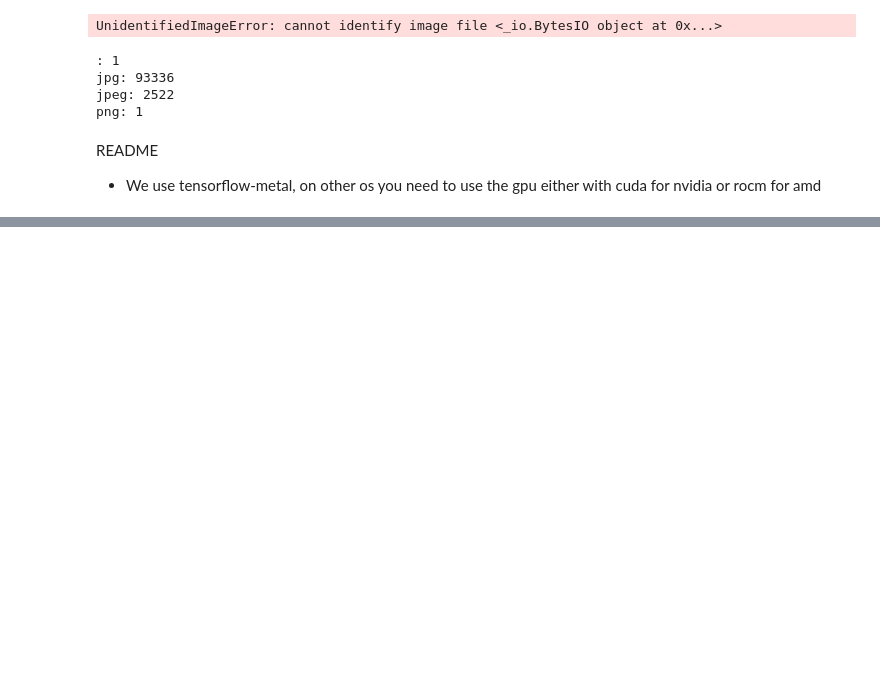
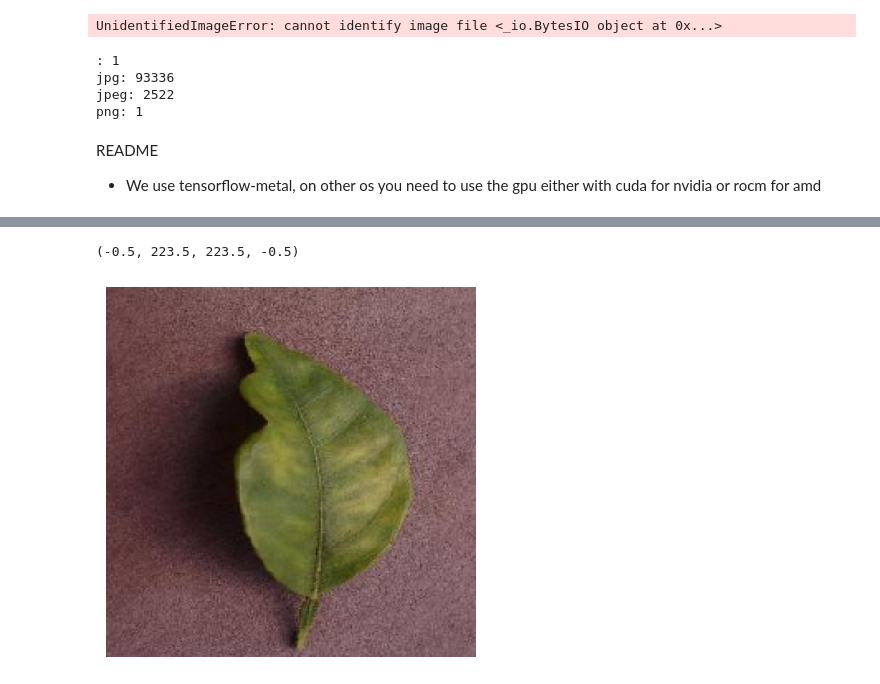
Before and after one commit to forster-j/AgronomiCare, a Jupyter notebook: notebooks/johannes.ipynb, the cells around one changed output, grey strips where cells are left out. Saved outputs shown, nothing was run; the diff lists cells and outputs as text; code cells hidden in the pictures; blank space fills up the shorter version.

```diff
--- a/notebooks/johannes.ipynb
+++ b/notebooks/johannes.ipynb
@@ -98,0 +101,6 @@ README
+# %%
+# import model
+import tensorflow as tf
+from tensorflow import keras
+
+model = keras.models.load_model('../models/efficient_unfrozen_12.h5')
@@ -98,0 +414,22 @@ README
+# %%
+import keras
+from keras.applications.vgg16 import VGG16, preprocess_input, decode_predictions
+from keras.preprocessing import image
+import requests
+from skimage.segmentation import slic
+import matplotlib.pylab as plt
+import numpy as np
+import pandas as pd
+import shap
+import warnings
+
+# load model
+model = keras.models.load_model('../models/efficient_unfrozen_12.h5')
+
+# load image
+file = '../data/train/citrus_greening/0a0e1e0f-e0d2-4a9b-9265-ec636592d0b2___CREC_HLB 7565.JPG'
+img = image.load_img(file, target_size=(224,224))
+img_orig = image.img_to_array(img)
+plt.imshow(img)
+plt.axis('off')
+# %% [output]
@@ -98,0 +441,2 @@ README
+(-0.5, 223.5, 223.5, -0.5)
+[figure, added]
```
Also changed, not shown: parts of 40 cells of this notebook, 1 other file.
